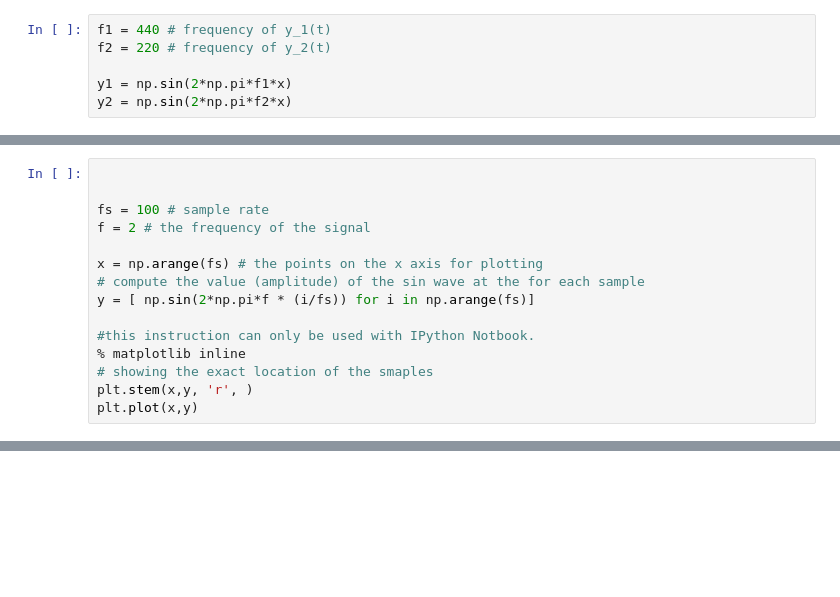
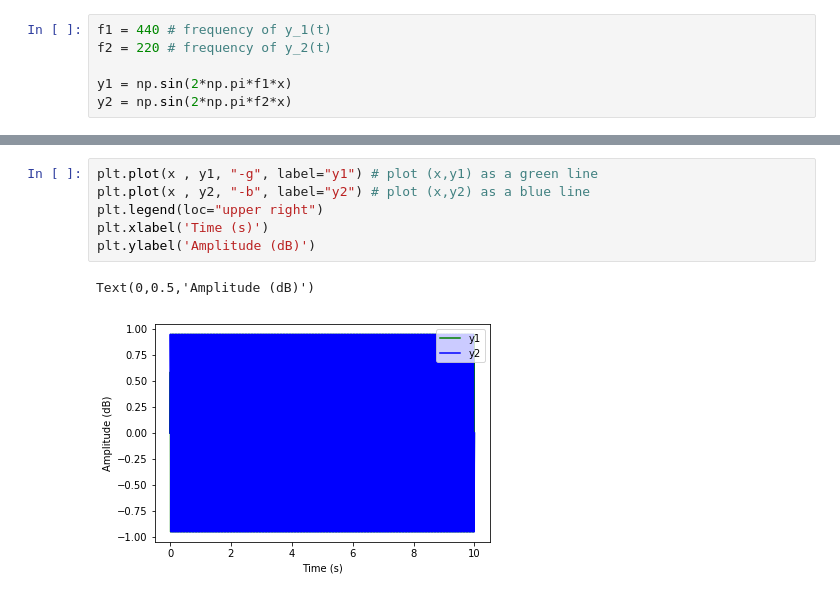
Before and after one commit to ling592b/class_1-2, a Jupyter notebook: 592B-S18_class_1-2.ipynb, the cells around one changed output, grey strips where cells are left out. Cells and saved outputs as stored; diff of their text form; blank space fills up the shorter version.

```diff
--- a/592B-S18_class_1-2.ipynb
+++ b/592B-S18_class_1-2.ipynb
@@ -234,15 +167,0 @@ print(test)
-# %%
-
-
-fs = 100 # sample rate
-f = 2 # the frequency of the signal
-
-x = np.arange(fs) # the points on the x axis for plotting
-# compute the value (amplitude) of the sin wave at the for each sample
-y = [ np.sin(2*np.pi*f * (i/fs)) for i in np.arange(fs)]
-
-#this instruction can only be used with IPython Notbook.
-% matplotlib inline
-# showing the exact location of the smaples
-plt.stem(x,y, 'r', )
-plt.plot(x,y)
@@ -340,0 +172,9 @@ wave_crow.make_audio()
+# %%
+plt.plot(x , y1, "-g", label="y1") # plot (x,y1) as a green line
+plt.plot(x , y2, "-b", label="y2") # plot (x,y2) as a blue line
+plt.legend(loc="upper right")
+plt.xlabel('Time (s)')
+plt.ylabel('Amplitude (dB)')
+# %% [output]
+Text(0,0.5,'Amplitude (dB)')
+[figure, added]
```
Also changed, not shown: parts of 36 cells of this notebook.
